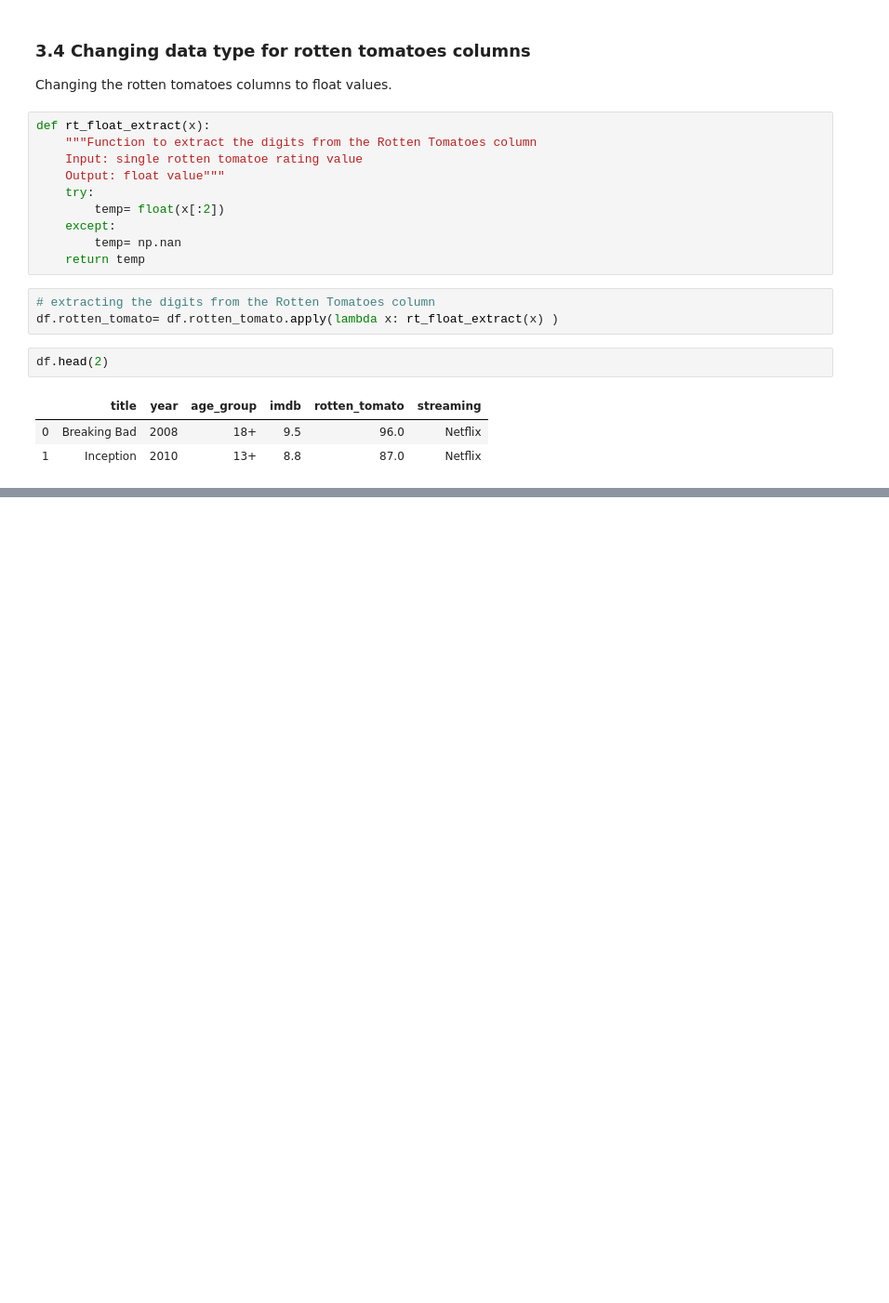
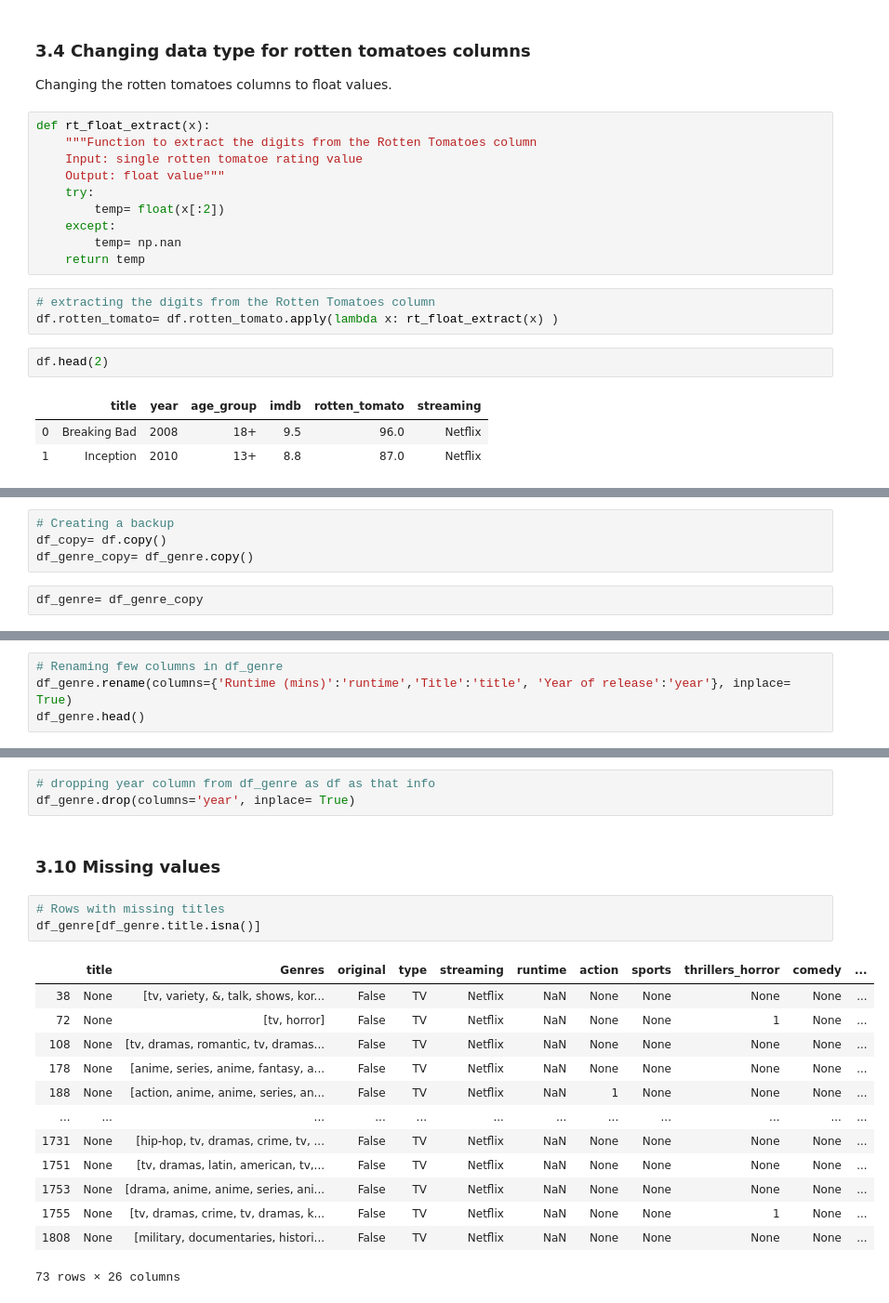
Before and after one commit to srinivasayer4/Netflix-and-Prime-Video-Comparison, a Jupyter notebook: Online Streaming Analysis.ipynb, the cells around one changed output, grey strips where cells are left out. Shown at 93% size. Saved outputs shown, nothing was run; the diff lists cells and outputs as text; blank space fills up the shorter version.

```diff
--- a/Online Streaming Analysis.ipynb
+++ b/Online Streaming Analysis.ipynb
@@ -282,0 +429,6 @@ array(['18+', '13+', '7+', '16+', nan, 'all'], dtype=object)
+# %%
+# Creating a backup
+df_copy= df.copy()
+df_genre_copy= df_genre.copy()
+# %%
+df_genre= df_genre_copy
@@ -282,0 +439,4 @@ array(['18+', '13+', '7+', '16+', nan, 'all'], dtype=object)
+# %%
+# Renaming few columns in df_genre
+df_genre.rename(columns={'Runtime (mins)':'runtime','Title':'title', 'Year of release':'year'}, inplace= True)
+df_genre.head()
@@ -282,0 +451,22 @@ array(['18+', '13+', '7+', '16+', nan, 'all'], dtype=object)
+# %%
+# dropping year column from df_genre as df as that info
+df_genre.drop(columns='year', inplace= True)
+# %% [markdown]
+### 3.10 Missing values
+# %%
+# Rows with missing titles
+df_genre[df_genre.title.isna()]
+# %% [output]
+|  | title | Genres | original | type | streaming | runtime | action | sports | thrillers_horror | comedy | ... |
+| 38 | None | [tv, variety, &, talk, shows, kor... | False | TV | Netflix | NaN | None | None | None | None | ... |
+| 72 | None | [tv, horror] | False | TV | Netflix | NaN | None | None | 1 | None | ... |
+| 108 | None | [tv, dramas, romantic, tv, dramas... | False | TV | Netflix | NaN | None | None | None | None | ... |
+| 178 | None | [anime, series, anime, fantasy, a... | False | TV | Netflix | NaN | None | None | None | None | ... |
+| 188 | None | [action, anime, anime, series, an... | False | TV | Netflix | NaN | 1 | None | None | None | ... |
+| ... | ... | ... | ... | ... | ... | ... | ... | ... | ... | ... | ... |
+| 1731 | None | [hip-hop, tv, dramas, crime, tv, ... | False | TV | Netflix | NaN | None | None | None | None | ... |
+| 1751 | None | [tv, dramas, latin, american, tv,... | False | TV | Netflix | NaN | None | None | None | None | ... |
+| 1753 | None | [drama, anime, anime, series, ani... | False | TV | Netflix | NaN | None | None | None | None | ... |
+| 1755 | None | [tv, dramas, crime, tv, dramas, k... | False | TV | Netflix | NaN | None | None | 1 | None | ... |
+| 1808 | None | [military, documentaries, histori... | False | TV | Netflix | NaN | None | None | None | None | ... |
+73 rows × 26 columns
```
Also changed, not shown: parts of 49 cells of this notebook.
